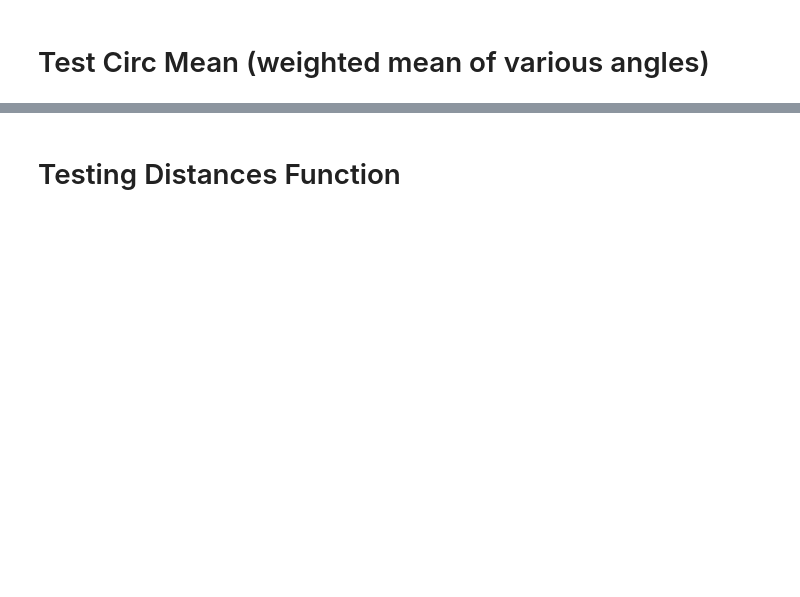
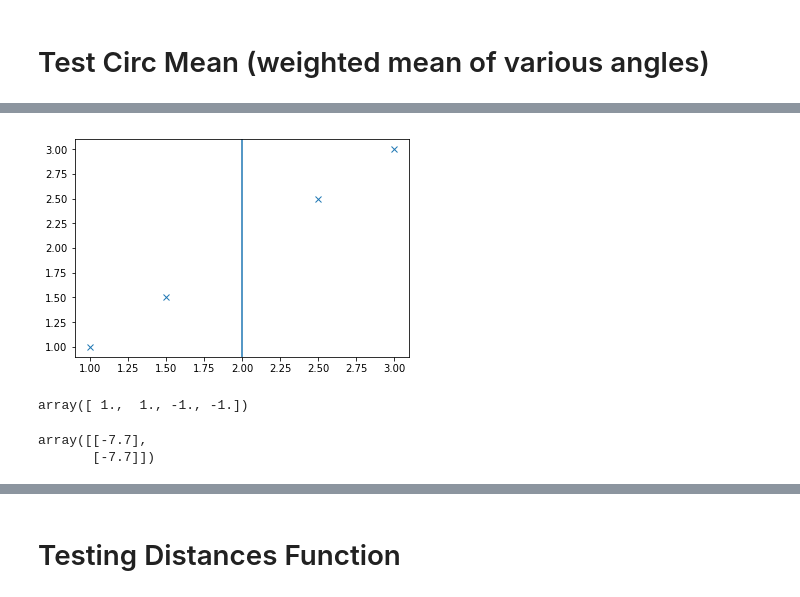
Before and after one commit to jpw37/tsunamibayes, a Jupyter notebook: tsunamibayes/Fault Test.ipynb, the cells around one changed output, grey strips where cells are left out. Saved outputs shown, nothing was run; the diff lists cells and outputs as text; code cells hidden in the pictures; blank space fills up the shorter version.

```diff
--- a/tsunamibayes/Fault Test.ipynb
+++ b/tsunamibayes/Fault Test.ipynb
@@ -221 +194,25 @@ fault.ReferenceCurveFault.side(testlat,testlon,closelat,closelon,closestrike)
+# %%
+closeLat = 2    #This is just a made up "closest point" to test whether we can pass in an array of points.
+closeLon =2
+latPoints = np.array([1, 1.5, 2.5, 3])
+lonPoints = np.array([1,1.5,2.5,3])
+plt.axvline(x=2)
+plt.plot(latPoints, lonPoints, 'x')
+plt.show()
+# %% [output]
+[figure, added]
+# %%
+tb.fault.ReferenceCurveFault.side(latPoints,lonPoints,closeLat, closeLon, 180)
+# %% [output]
+array([ 1.,  1., -1., -1.])
+# %%
+testlat = np.array([-7.7])
+testlon = np.array([115])
+
+testlatArray = np.array([-7.7, -7.7])
+testlonArray = np.array([115,118])
+testlatArray[:, np.newaxis]
+# %% [output]
+array([[-7.7],
+       [-7.7]])
 # %%
```
Also changed, not shown: parts of 62 cells of this notebook, 1 other file.
